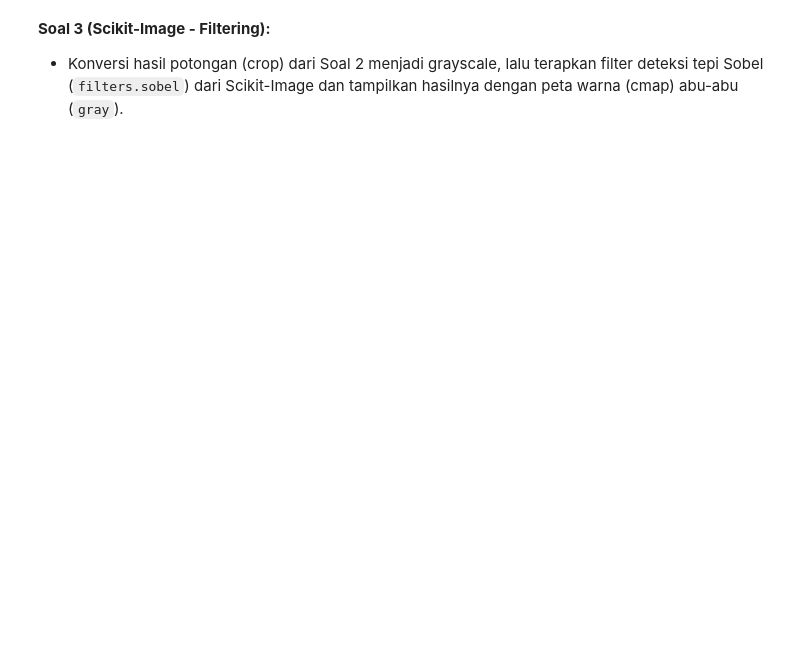
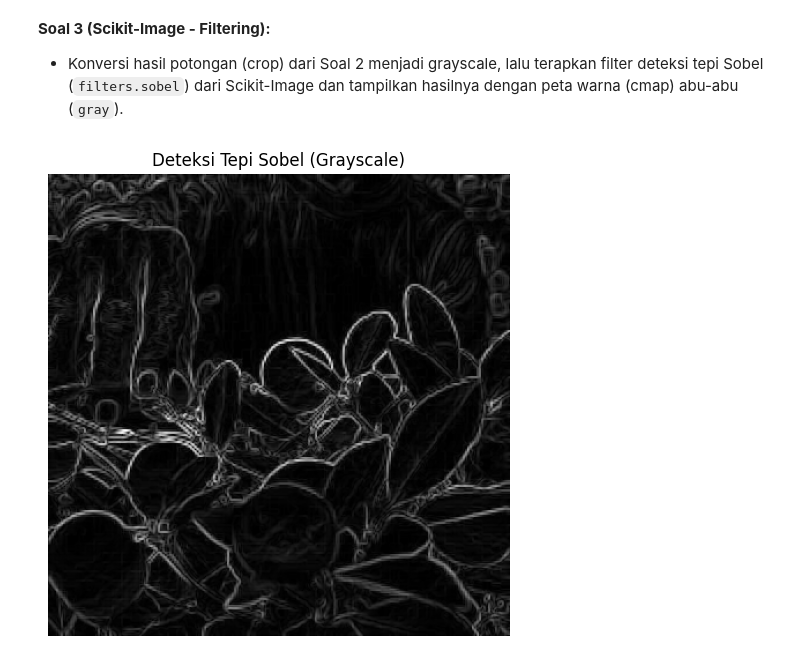
Before and after one commit to roudhotulsilvia-015/24_RoudhotulSilvia_PCD, a Jupyter notebook: T3_24552021015_RoudhotulSilvia.ipynb, the cells around one changed output. Saved outputs shown, nothing was run; the diff lists cells and outputs as text; code cells hidden in the pictures; blank space fills up the shorter version.

```diff
--- a/T3_24552021015_RoudhotulSilvia.ipynb
+++ b/T3_24552021015_RoudhotulSilvia.ipynb
@@ -27,0 +68,23 @@ Kelas        : TI24A1
+# %%
+## Jawaban Soal No 3
+import cv2
+import matplotlib.pyplot as plt
+from skimage import color, filters
+
+# Membaca gambar menggunakan OpenCV
+gambar_bgr = cv2.imread('orange.jpg')
+
+# Slicing array NumPy: [y_min:y_max, x_min:x_max]
+gambar_crop = gambar_rgb[200:600, 400:800]
+
+# Terapkan filter deteksi tepi Sobel (filters.sobel) dari Scikit-Image
+tepi_sobel = filters.sobel(gambar_gray)
+
+# Tampilkan hasilnya dengan peta warna (cmap) abu-abu ('gray')
+plt.figure(figsize=(6, 6))
+plt.imshow(tepi_sobel, cmap='gray')
+plt.axis('off')  # Mematikan tampilan sumbu koordinat
+plt.title('Deteksi Tepi Sobel (Grayscale)')
+plt.show()
+# %% [output]
+[figure, added]
```
Also changed, not shown: parts of 6 cells of this notebook.
